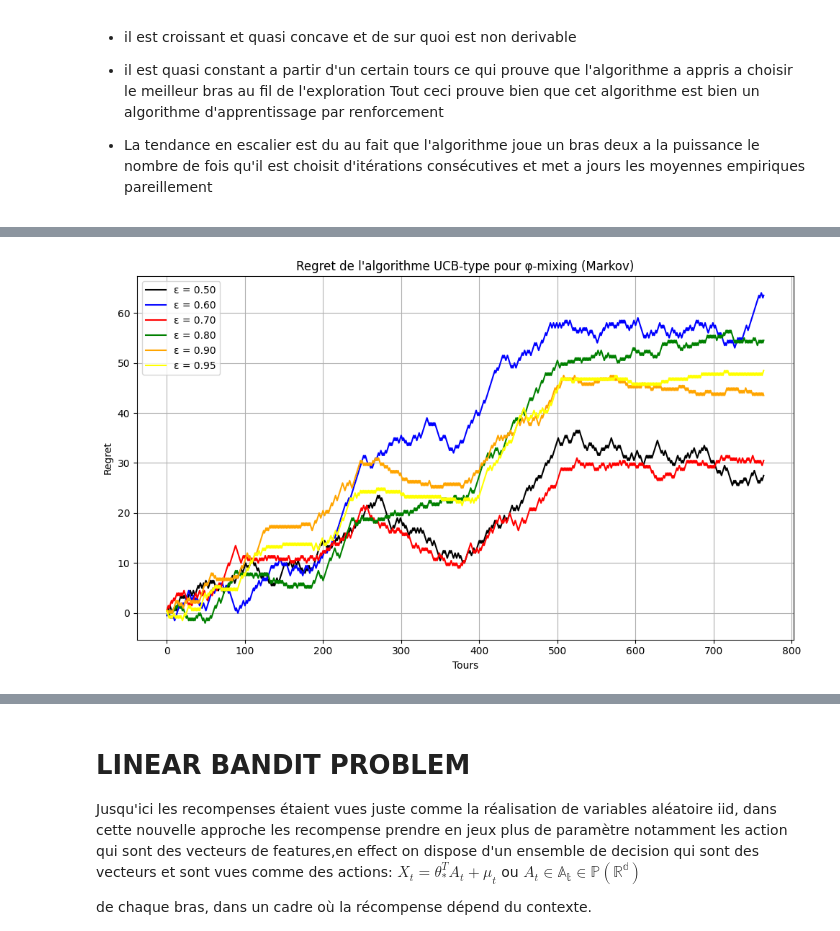
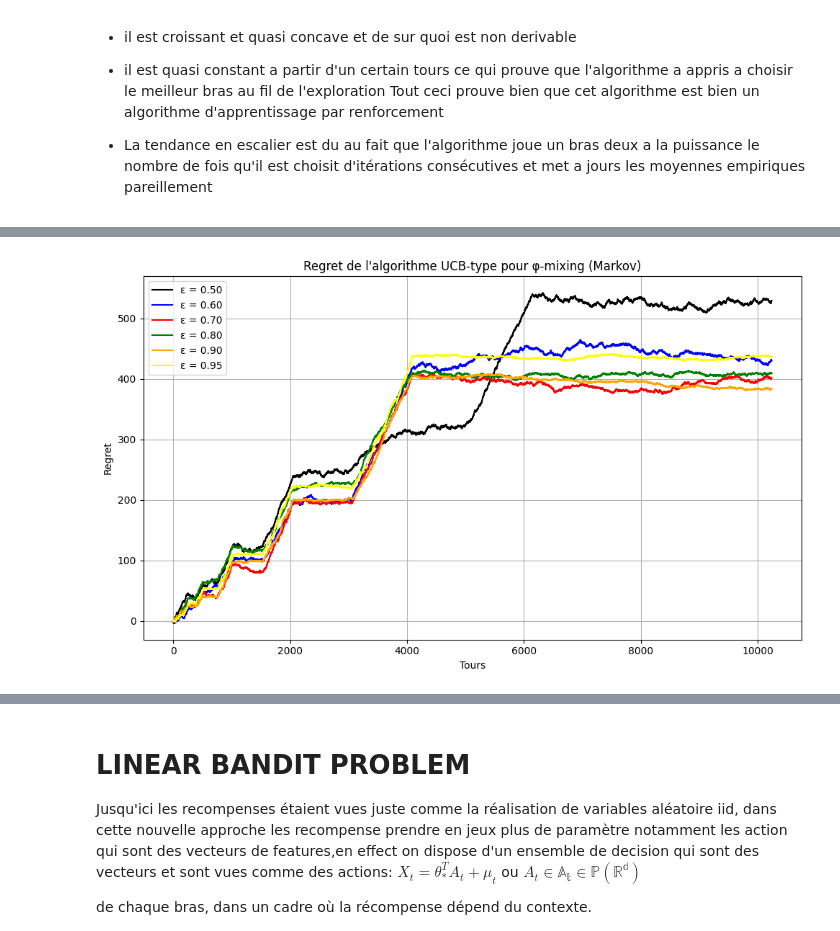
Before and after one commit to Dkdunand/Reinforcement-learning-Multi-armed-Bandits, a Jupyter notebook: Impletations.ipynb, the cells around one changed output, grey strips where cells are left out. Cells and saved outputs as stored; diff of their text form; code cells hidden in the pictures.

Commit message:
inter makov

```diff
--- a/Impletations.ipynb
+++ b/Impletations.ipynb
@@ -508,16 +508,17 @@ class UCBPhiMixing:
             ucb_scores.append(ucb)
         max_ucb = max(ucb_scores)
         best_arms = np.argmax(ucb_scores) #[i for i, u in enumerate(ucb_scores) if np.isclose(u, max_ucb)]
-        return best_arms
+        return np.min(best_arms)
 
     def update(self, chosen_arm, rewards_batch):
         s_j = self.s[chosen_arm]
+        t_j = self.total_time
         n = len(rewards_batch)
         old_mean = self.empirical_means[chosen_arm]
         new_mean = (old_mean * (2 ** s_j) + np.sum(rewards_batch)) / (2 ** s_j + n)
         self.empirical_means[chosen_arm] = new_mean
         self.s[chosen_arm] += 1
-        self.total_time += n
+        self.total_time +=n
         self.arm_history.extend([chosen_arm] * n)
 
     def run(self, n_total, reward_function, optimal_mean):
@@ -535,14 +536,14 @@ class UCBPhiMixing:
             self.update(j, rewards)
             for r in rewards:
                 cumulative_reward += r
-                t_current = len(self.regret_history) + 1
+                t_current = len(self.regret_history)
                 #self.total_time += 1
-                t_curent = len(self.regret_history) + 1
+                t_curent = len(self.regret_history)
                 regret = optimal_mean * t_curent - cumulative_reward
                 self.regret_history.append(regret)
 
-                if t_current >= n_total:
-                    break
+                """if t_current >= n_total:
+                    break"""
 
         return self.arm_history, self.regret_history
 
@@ -558,7 +559,7 @@ def reward_function(arm):
     return np.random.binomial(1, means[arm])
 
 algo = UCBPhiMixing(k_arms=k, norm_phi= norm_phi)
-arms, regret_history = algo.run(n_total=1000000, reward_function=reward_function, optimal_mean=optimal_mean)
+arms, regret_history = algo.run(n_total=10000, reward_function=reward_function, optimal_mean=optimal_mean)
 
 # Plotting
 plt.figure(figsize=(10, 5))
@@ -608,105 +639,42 @@ class BinaryMarkovChain:
                 sequence.append(self.current_state)
         return sequence
 
-# Définition de l'algorithme UCB adapté au contexte φ-mixing
-class UCBPhiMixing:
-    def __init__(self, k_arms, norm_phi):
-        self.k = k_arms
-        self.norm_phi = norm_phi
-        self.s = np.zeros(k_arms, dtype=int)
-        self.empirical_means = np.zeros(k_arms)
-        self.total_time = 0
-        self.xi = 1 + 8 * self.norm_phi
-        self.arm_history = []
-        self.regret_history = []
-
-    def initialize(self, reward_function):
-        for i in range(self.k):
-            reward = reward_function(i)[0]
-            self.empirical_means[i] = reward
-            self.s[i] = 1
-            self.total_time += 1
-            self.arm_history.append(i)
-
-    def select_arm(self):
-        t = self.total_time
-        ucb_scores = []
-        for i in range(self.k):
-            s_i = self.s[i]
-            bonus = np.sqrt((8 * self.xi * (1 / 8 + np.log(t))) / (2 ** s_i)) + (self.norm_phi) / (2 ** (s_i - 1))
-            ucb = self.empirical_means[i] + bonus
-            ucb_scores.append(ucb)
-        best_arm = np.argmax(ucb_scores)
-        return best_arm
-
-    def update(self, chosen_arm, rewards_batch):
-        s_j = self.s[chosen_arm]
-        n = len(rewards_batch)
-        old_mean = self.empirical_means[chosen_arm]
-        new_mean = (old_mean * (2 ** s_j) + np.sum(rewards_batch)) / (2 ** s_j + n)
-        self.empirical_means[chosen_arm] = new_mean
-        self.s[chosen_arm] += 1
-        self.total_time += n
-        self.arm_history.extend([chosen_arm] * n)
-
-    def run(self, n_total, reward_function, optimal_mean):
-        self.initialize(reward_function)
-        cumulative_reward = 0
-        self.regret_history = []
-
-        while self.total_time < n_total:
-            j = self.select_arm()
-            s_j = self.s[j]
-            n_j = 2 ** s_j
-            rewards = []
-            for _ in range(n_j):
-                rewards.extend(reward_function(j))
-            self.update(j, rewards)
-            for r in rewards:
-                cumulative_reward += r
-                #self.total_time += 1
-                regret = optimal_mean * (len(self.regret_history)+1) - cumulative_reward
-                self.regret_history.append(regret)
-                if self.total_time >= n_total:
-                    break
-
-        return self.arm_history, self.regret_history
-
 # Paramètres de simulation
 folowing_eps = [0.5, 0.6, 0.7, 0.8, 0.9, 0.95]
 colors = ["black", "blue", "red", "green", "orange", "yellow"]
 
 # Fonction de récompense
 def def_rewards_makovsetting(arm):
     if arm == 0:
-        return [np.random.binomial(1, 0.3)]
+        reward_0= np.random.binomial(1, 0.3)
     elif arm == 1:
         global markov_chain
-        return markov_chain.sample(1)
+        reward_sample = markov_chain.sample(1)
+        reward_0= reward_sample[0]
     else:
         raise ValueError(f"Arm {arm} invalide. Il faut que arm == 0 ou 1.")
-
+    return reward_0
 # Simulation principale
 plt.figure(figsize=(10, 6))
 for idx, eps in enumerate(folowing_eps):
     markov_chain = BinaryMarkovChain(epsilon=eps)
     k = 2
     norm_phi = 0.9
     means = [0.3, 0.5]
     optimal_mean = max(means)
 
     algo2 = UCBPhiMixing(k_arms=k, norm_phi=norm_phi)
-    arms, regret_history = algo2.run(n_total=1000, reward_function=def_rewards_makovsetting, optimal_mean=optimal_mean)
+    arms, regret_history = algo2.run(n_total=10000, reward_function=def_rewards_makovsetting, optimal_mean=optimal_mean)
 
     plt.plot(regret_history, label=f"ε = {eps:.2f}", color=colors[idx])
 
 plt.xlabel("Tours")
 plt.ylabel("Regret")
 plt.title("Regret de l'algorithme UCB-type pour φ-mixing (Markov)")
 plt.grid(True)
 plt.legend()
 plt.tight_layout()
 plt.show()
 # %% [output]
-[figure, old version]
+[figure, new version]
 # %% [markdown]
```
Also changed, not shown: parts of 4 cells of this notebook.
